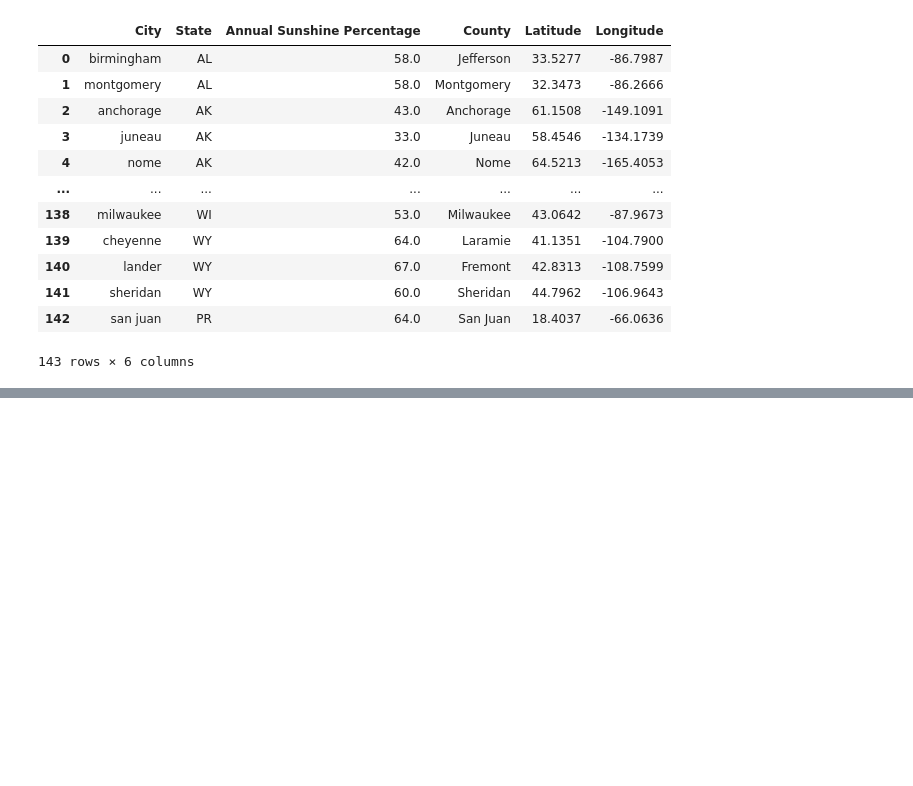
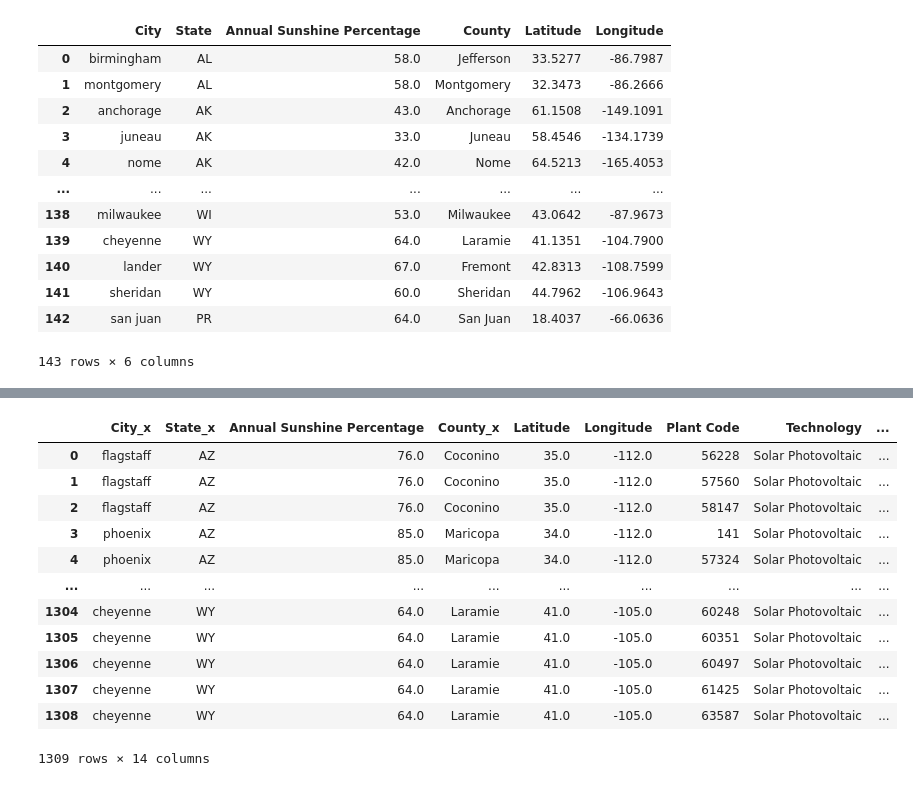
Before and after one commit to AustinRCole/Solar_ETL, a Jupyter notebook: Solar_1.ipynb, the cells around one changed output, grey strips where cells are left out. Saved outputs shown, nothing was run; the diff lists cells and outputs as text; code cells hidden in the pictures; blank space fills up the shorter version.

```diff
--- a/Solar_1.ipynb
+++ b/Solar_1.ipynb
@@ -125,0 +136,3 @@ county_merge
+# %%
+cities_coord_round = cities_sun_coord.round({'Latitude': 0, 'Longitude': 0})
+cities_coord_round
@@ -125,0 +170,17 @@ county_merge
+# %%
+round_merge = pd.merge(cities_coord_round,solar_plants_round, on=['Latitude','Longitude'])
+round_merge
+# %% [output]
+|  | City_x | State_x | Annual Sunshine Percentage | County_x | Latitude | Longitude | Plant Code | Technology | ... |
+| 0 | flagstaff | AZ | 76.0 | Coconino | 35.0 | -112.0 | 56228 | Solar Photovoltaic | ... |
+| 1 | flagstaff | AZ | 76.0 | Coconino | 35.0 | -112.0 | 57560 | Solar Photovoltaic | ... |
+| 2 | flagstaff | AZ | 76.0 | Coconino | 35.0 | -112.0 | 58147 | Solar Photovoltaic | ... |
+| 3 | phoenix | AZ | 85.0 | Maricopa | 34.0 | -112.0 | 141 | Solar Photovoltaic | ... |
+| 4 | phoenix | AZ | 85.0 | Maricopa | 34.0 | -112.0 | 57324 | Solar Photovoltaic | ... |
+| ... | ... | ... | ... | ... | ... | ... | ... | ... | ... |
+| 1304 | cheyenne | WY | 64.0 | Laramie | 41.0 | -105.0 | 60248 | Solar Photovoltaic | ... |
+| 1305 | cheyenne | WY | 64.0 | Laramie | 41.0 | -105.0 | 60351 | Solar Photovoltaic | ... |
+| 1306 | cheyenne | WY | 64.0 | Laramie | 41.0 | -105.0 | 60497 | Solar Photovoltaic | ... |
+| 1307 | cheyenne | WY | 64.0 | Laramie | 41.0 | -105.0 | 61425 | Solar Photovoltaic | ... |
+| 1308 | cheyenne | WY | 64.0 | Laramie | 41.0 | -105.0 | 63587 | Solar Photovoltaic | ... |
+1309 rows × 14 columns
```
Also changed, not shown: parts of 7 cells of this notebook.
